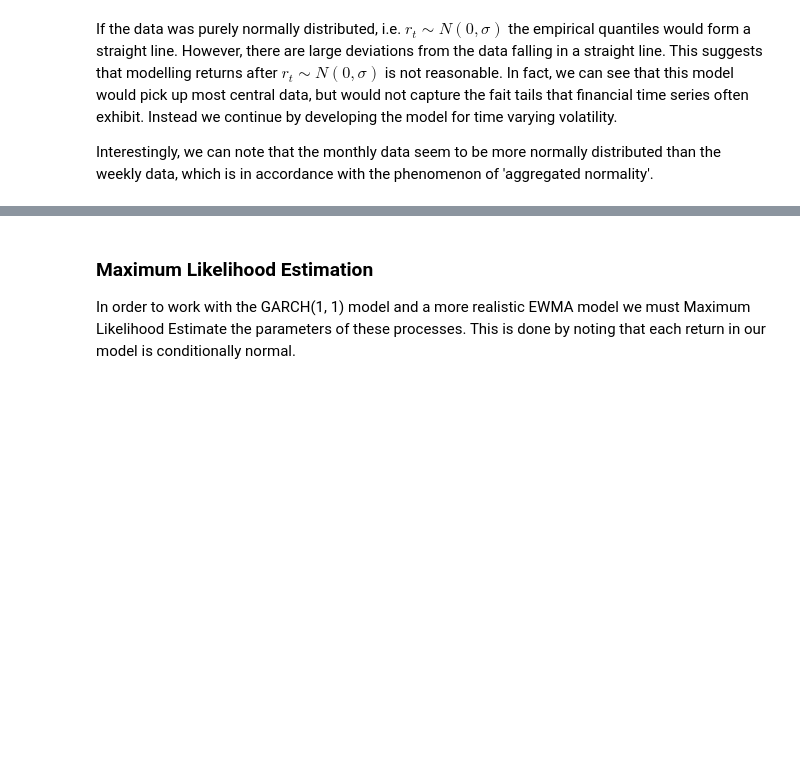
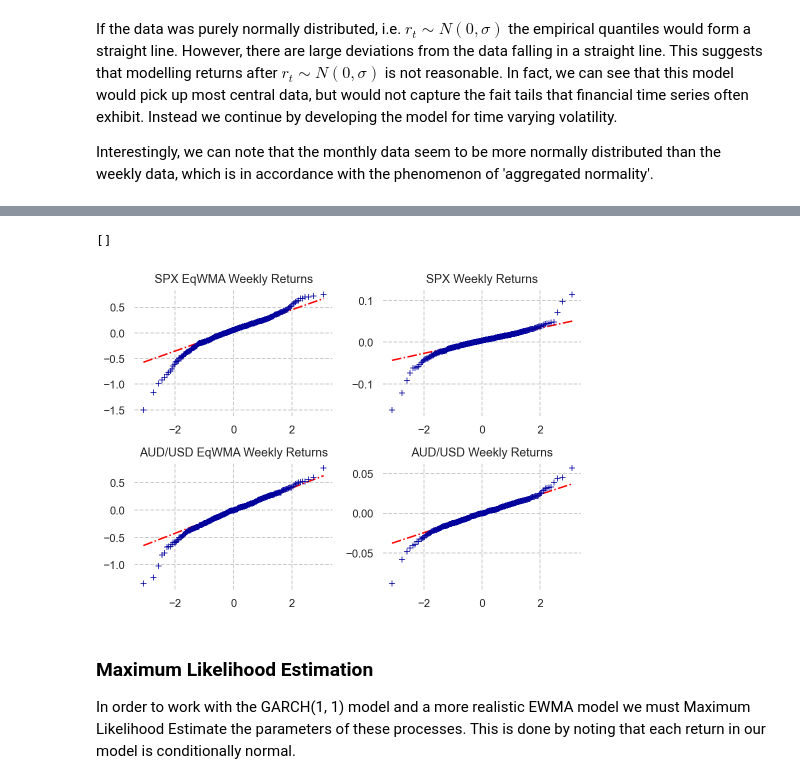
Before and after one commit to Sinbad-The-Sailor/Financial-Mathematics-Notebooks, a Jupyter notebook: volatility_modelling.ipynb, the cells around one changed output, grey strips where cells are left out. Drawn from its saved outputs; the diff is of its cells as text; code cells hidden in the pictures; blank space fills up the shorter version.

```diff
--- a/volatility_modelling.ipynb
+++ b/volatility_modelling.ipynb
@@ -352,3 +340,20 @@ The volatility over time seems to have odd peaks. The volatility rises sharply a
+# %%
+qq_spx_weekly_eqwma = (spx_weekly_returns[30:] / spx_weekly_returns.rolling(30).apply(EqWMA)[30:]).to_list()
+qq_aud_weekly_eqwma = (aud_weekly_returns[30:] / aud_weekly_returns.rolling(30).apply(EqWMA)[30:]).to_list()
+
+fig, axs = plt.subplots(2, 2)
+
+qq_plot_normal(qq_spx_weekly_eqwma, 'SPX EqWMA Weekly Returns', axs[0, 0])
+qq_plot_normal(spx_weekly_returns[1:].to_list(), 'SPX Weekly Returns', axs[0, 1])
+qq_plot_normal(qq_aud_weekly_eqwma, 'AUD/USD EqWMA Weekly Returns', axs[1, 0])
+qq_plot_normal(aud_weekly_returns[1:].to_list(), 'AUD/USD Weekly Returns', axs[1, 1])
+
+fig.set_size_inches(7, 5)
+plt.tight_layout()
+plt.plot()
+# %% [output]
+[]
+[figure, added]
 # %% [markdown]
 ### Maximum Likelihood Estimation
 In order to work with the GARCH(1, 1) model and a more realistic EWMA model we must Maximum Likelihood Estimate the parameters of these processes. This is done by noting that each return in our model is conditionally normal.
```
Also changed, not shown: parts of 11 cells of this notebook.
